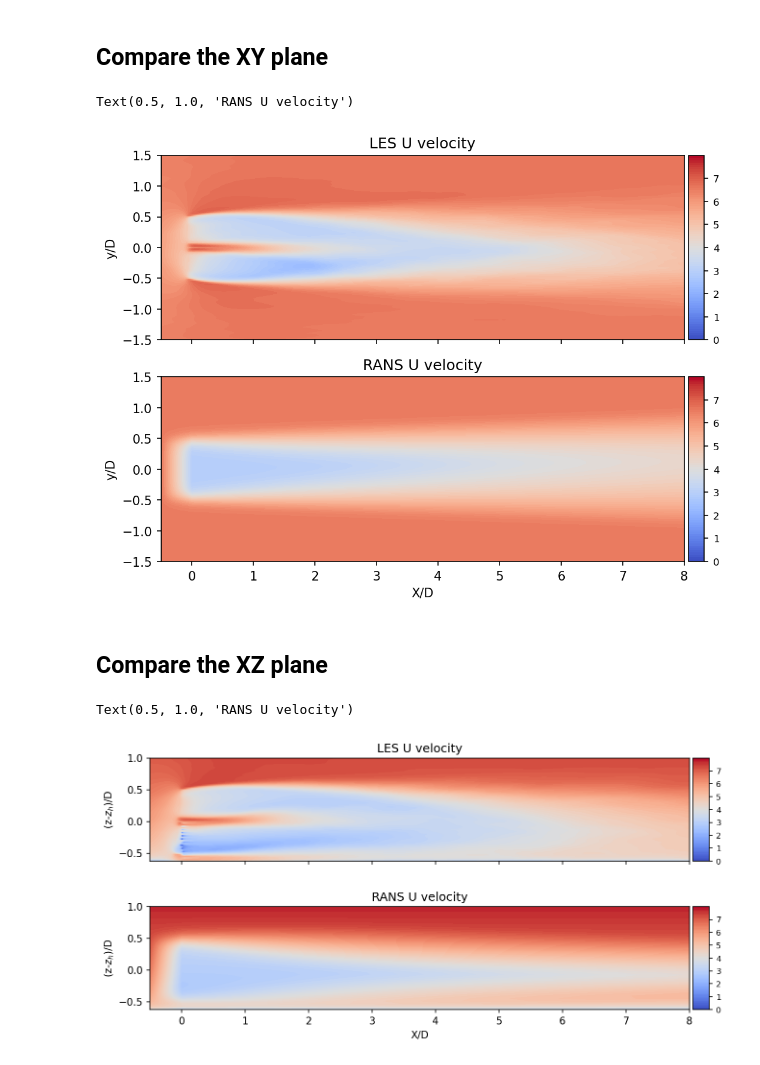
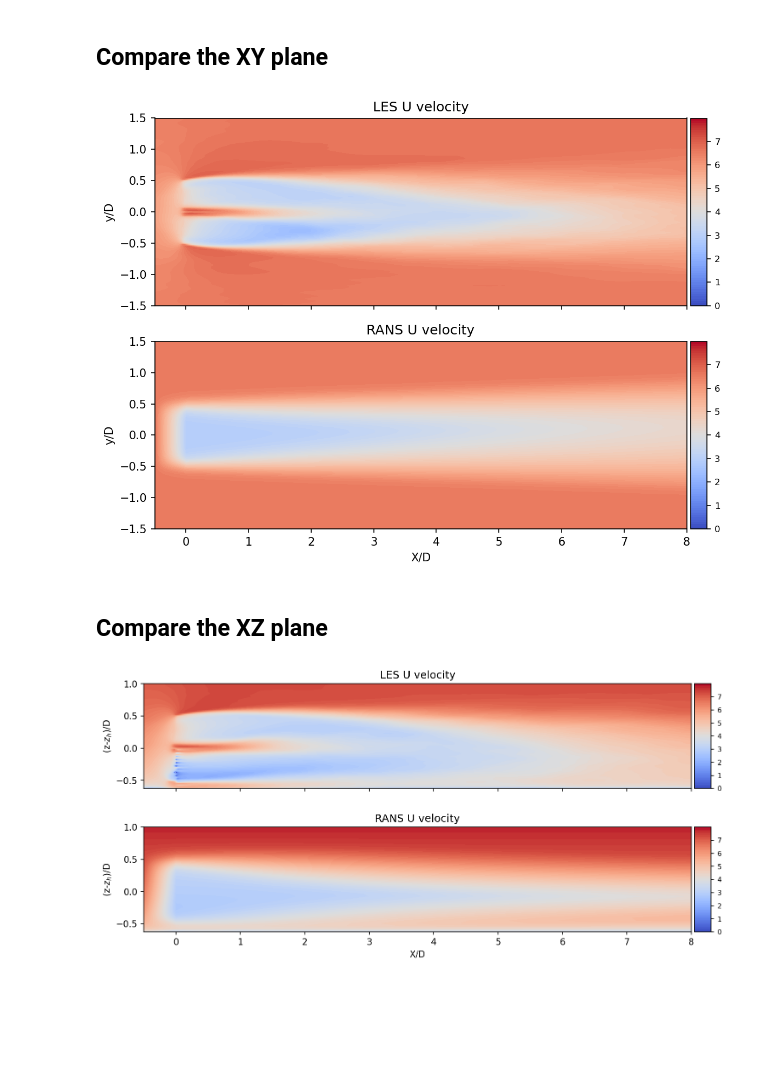
Before and after one commit to sandialabs/SANDwake3D, a Jupyter notebook: Calibration/Offshore_LowWS_LowTI/LowWS_LowTI_LES_compare.ipynb, the cells around one changed output. Drawn from its saved outputs; the diff is of its cells as text; code cells hidden in the pictures; blank space fills up the shorter version.

Commit message:
Added figures and notebooks for LES/RANS comparisons

```diff
--- a/Calibration/Offshore_LowWS_LowTI/LowWS_LowTI_LES_compare.ipynb
+++ b/Calibration/Offshore_LowWS_LowTI/LowWS_LowTI_LES_compare.ipynb
@@ -38,4 +38,7 @@ db = loadpickle(loadpklfile)
 params = db['params']
 xvec   = db['xvec']
 phi    = db['phi']
+# %%
+savefigs = True
+figdir   = 'figures/'
 # %% [markdown]
@@ -68,7 +71,7 @@ plotdict = [
      'RANS_plotvar':'u',
      'turbD':turbD,
      'turbhh':turbhh,
-     'savefig':'LowWS_LowTI_U_YZ_2D.png',
+     'savefig':figdir+'/LowWS_LowTI_LES_RANS_U_YZ_2D.png',
     },
 
     # x/D = 4
@@ -81,7 +84,7 @@ plotdict = [
      'RANS_plotvar':'u',
      'turbD':turbD,
      'turbhh':turbhh,
-     'savefig':'',
+     'savefig':figdir+'/LowWS_LowTI_LES_RANS_U_YZ_4D.png',
     },
 
     # x/D = 6
@@ -94,7 +97,7 @@ plotdict = [
      'RANS_plotvar':'u',
      'turbD':turbD,
      'turbhh':turbhh,
-     'savefig':'',
+     'savefig':figdir+'/LowWS_LowTI_LES_RANS_U_YZ_6D.png',
     },
 
     # x/D = 8
@@ -107,7 +110,7 @@ plotdict = [
      'RANS_plotvar':'u',
      'turbD':turbD,
      'turbhh':turbhh,
-     'savefig':'',
+     'savefig':figdir+'/LowWS_LowTI_LES_RANS_U_YZ_8D.png',
     },
 
 ]
@@ -160,7 +163,7 @@ for plotd in plotdict:
     axs[1].set_title(f'RANS x/D={xplot}')
     plt.tight_layout()
 
-    if len(plotd['savefig'])>0:
+    if savefigs and len(plotd['savefig'])>0:
         plt.savefig(plotd['savefig'])
 # %% [output]
 [figure]
@@ -178,6 +295,7 @@ yvec=params['ym'][:,0]
 xm, ym = np.meshgrid(xvec, yvec)
 izRANS = find_nearest(zvec, turbhh)
 
+plotv='u'
 c={}
 fig, axs = plt.subplots(2,1,figsize=(10,6), dpi=150, sharex=True)
 c[0] = axs[0].contourf((XY_wake['x'][1,:,:]-LES_turbx)/turbD, (XY_wake['y'][1,:,:]-LES_turby)/turbD, XY_wake['velocityx_avg'][1,:,:], levels=vlevels[plotv]['levels'], cmap='coolwarm')
@@ -198,9 +316,12 @@ for ix, ax in enumerate(axs):
 axs[1].set_xlabel('X/D')
 axs[0].set_title('LES U velocity')
 axs[1].set_title('RANS U velocity')
+plt.tight_layout()
+
+if savefigs:
+    plt.savefig(figdir+'/LowWS_LowTI_LES_RANS_U_XY_HH.png')
 # %% [output]
-Text(0.5, 1.0, 'RANS U velocity')
-[figure, old version]
+[figure, new version]
 # %% [markdown]
 ## Compare the XZ plane
 # %%
@@ -209,30 +330,34 @@ XZ_wake = loadpickle('XZplanes/XZ_wake.pkl')
 # %%
 zvec=params['zm'][0,:]
 yvec=params['ym'][:,0]
 xm, zm = np.meshgrid(xvec, zvec)
 iyRANS = find_nearest(yvec, 0.0)
 
+plotv='u'
 c={}
 fig, axs = plt.subplots(2,1,figsize=(10,5), dpi=150, sharex=True)
 c[0] = axs[0].contourf((XZ_wake['x'][0,:,:]-LES_turbx)/turbD, (XZ_wake['z'][0,:,:]-turbhh)/turbD, XZ_wake['velocityx_avg'][0,:,:], levels=vlevels[plotv]['levels'], cmap='coolwarm')
 c[1] = axs[1].contourf((xm-RANS_turbx)/turbD, (zm-turbhh)/turbD, phi[plotv][:,iyRANS,:].transpose(), levels=vlevels[plotv]['levels'], cmap='coolwarm')
 
 
 for ix, ax in enumerate(axs):
     ax.set_xlim([-0.5,8])
     ax.set_ylim([-0.625, 1.0])
     ax.set_aspect('equal')
 
     divider = make_axes_locatable(axs[ix])
     cax = divider.append_axes("right", size="3%", pad=0.05)
     cbar=fig.colorbar(c[ix], ax=axs[ix], cax=cax, ticks = matplotlib.ticker.FixedLocator(vlevels[plotv]['cbarticks']))
     cbar.ax.tick_params(labelsize=8)
 
     ax.set_ylabel(r'(z-$z_h$)/D')
 
 axs[1].set_xlabel('X/D')
 axs[0].set_title('LES U velocity')
 axs[1].set_title('RANS U velocity')
+plt.tight_layout()
+
+if savefigs:
+    plt.savefig(figdir+'/LowWS_LowTI_LES_RANS_U_XZ_Streamwise.png')
 # %% [output]
-Text(0.5, 1.0, 'RANS U velocity')
-[figure, old version]
+[figure, new version]
```
Also changed, not shown: parts of 4 cells of this notebook, 21 other files.
